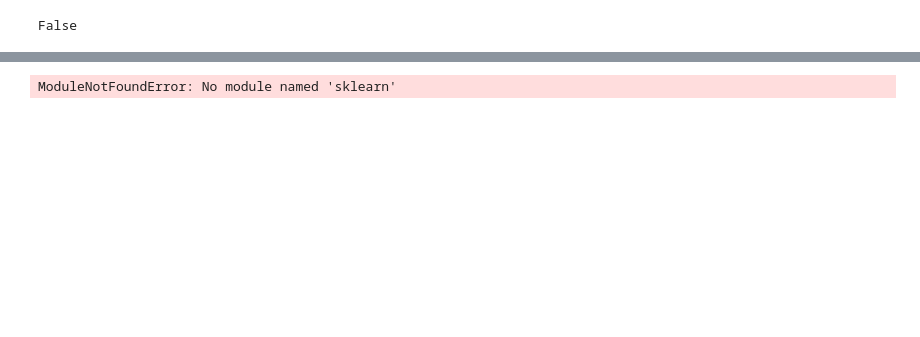
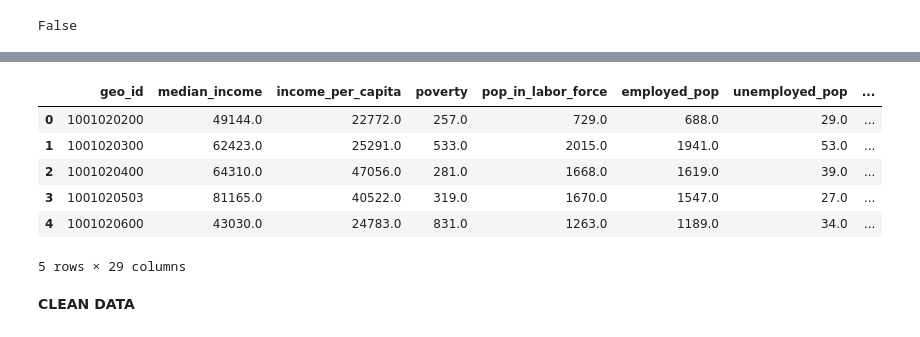
Before and after one commit to KamronAggorURI/Machine-Learning-Final, a Jupyter notebook: notebooks/DP03_EDA.ipynb, the cells around one changed output, grey strips where cells are left out. Saved outputs shown, nothing was run; the diff lists cells and outputs as text; code cells hidden in the pictures; blank space fills up the shorter version.

Commit message:
Update DP03_EDA notebook

```diff
--- a/notebooks/DP03_EDA.ipynb
+++ b/notebooks/DP03_EDA.ipynb
@@ -35,10 +35,19 @@ Requirement already satisfied: pyasn1>=0.1.3 in /Library/Frameworks/Python.frame
 Note: you may need to restart the kernel to use updated packages.
 False
 # %%
-client = bigquery.Client(project='acs-dp05-03-analysis')
-# Example query string, adjust to your needs
-query = "SELECT * FROM `bigquery-public-data.censusbureau_acs.censustract2020_5yr`"
-acs_df = client.query(query).result().to_dataframe(create_bqstorage_client=True)
+# define BigQuery client
+client = bigquery.Client(project="acs-dp05-03-analysis")
+# query the full ACS census tract table:
+query = """
+SELECT *
+FROM `bigquery-public-data.census_bureau_acs.censustract_2020_5yr`
+"""
+
+# run query
+query_job = client.query(query)
+
+acs_df = query_job.result().to_dataframe(create_bqstorage_client=False)
+
 print("Loaded ACS dataframe with shape:", acs_df.shape)
-print(acs_df.head())
+acs_df.head()
 # %% [output]
@@ -49,30 +62,22 @@ Job ID: 6c997bcd-8248-4f52-b308-6a933f6dce0c
-# %%
-### directly taken from the final notebook ###
-# handling null values for economic data
-from sklearn.impute import SimpleImputer
-import numpy as np
-import pandas as pd
-
-# build RI DP03 frame from the *scaled* df
-dp03_df_ri = ri_df_scaled[["geo_id"] + dp03_cols + ["high_rent_burden"]].copy()
-
-economic_data = dp03_df_ri.drop(columns=["geo_id"])
-
-# separate X and y
-X_raw = economic_data.drop(columns=["high_rent_burden"]).copy()
-y = economic_data["high_rent_burden"].values
-
-# convert pandas NA -> np.nan and ensure numeric dtype
-X_raw = X_raw.replace({pd.NA: np.nan})
-
-# (optional but extra safe) coerce everything to numeric
-X_raw = X_raw.apply(pd.to_numeric, errors="coerce")
-
-# impute missing values with median
-imp = SimpleImputer(strategy="median")
-X = imp.fit_transform(X_raw)   # works now, only np.nan inside
-
-print("X shape:", X.shape)
-print("X min/max:", np.min(X), np.max(X))
-# %% [output]
-ModuleNotFoundError: No module named 'sklearn'
+# %%
+# list of DP03 strings
+dp03_cols = [
+    'median_income', 'income_per_capita', 'poverty', 'pop_in_labor_force', 'employed_pop',
+    'unemployed_pop', 'not_in_labor_force', 'commuters_16_over', 'aggregate_travel_time_to_work',
+    'commute_less_10_mins', 'commute_5_9_mins', 'commute_10_14_mins', 'commute_15_19_mins',
+    'commute_20_24_mins', 'commute_25_29_mins', 'commute_30_34_mins', 'commute_35_39_mins',
+    'commute_40_44_mins', 'commute_45_59_mins', 'commute_60_more_mins', 'worked_at_home',
+    'walked_to_work', 'no_car', 'one_car', 'two_cars', 'three_cars', 'four_more_cars', 'gini_index'
+]
+dp03_df = acs_df[["geo_id"] + dp03_cols].copy()
+dp03_df.head()
+# %% [output]
+|  | geo_id | median_income | income_per_capita | poverty | pop_in_labor_force | employed_pop | unemployed_pop | ... |
+| 0 | 1001020200 | 49144.0 | 22772.0 | 257.0 | 729.0 | 688.0 | 29.0 | ... |
+| 1 | 1001020300 | 62423.0 | 25291.0 | 533.0 | 2015.0 | 1941.0 | 53.0 | ... |
+| 2 | 1001020400 | 64310.0 | 47056.0 | 281.0 | 1668.0 | 1619.0 | 39.0 | ... |
+| 3 | 1001020503 | 81165.0 | 40522.0 | 319.0 | 1670.0 | 1547.0 | 27.0 | ... |
+| 4 | 1001020600 | 43030.0 | 24783.0 | 831.0 | 1263.0 | 1189.0 | 34.0 | ... |
+5 rows × 29 columns
+# %% [markdown]
+**CLEAN DATA**
```
Also changed, not shown: parts of 6 cells of this notebook.
